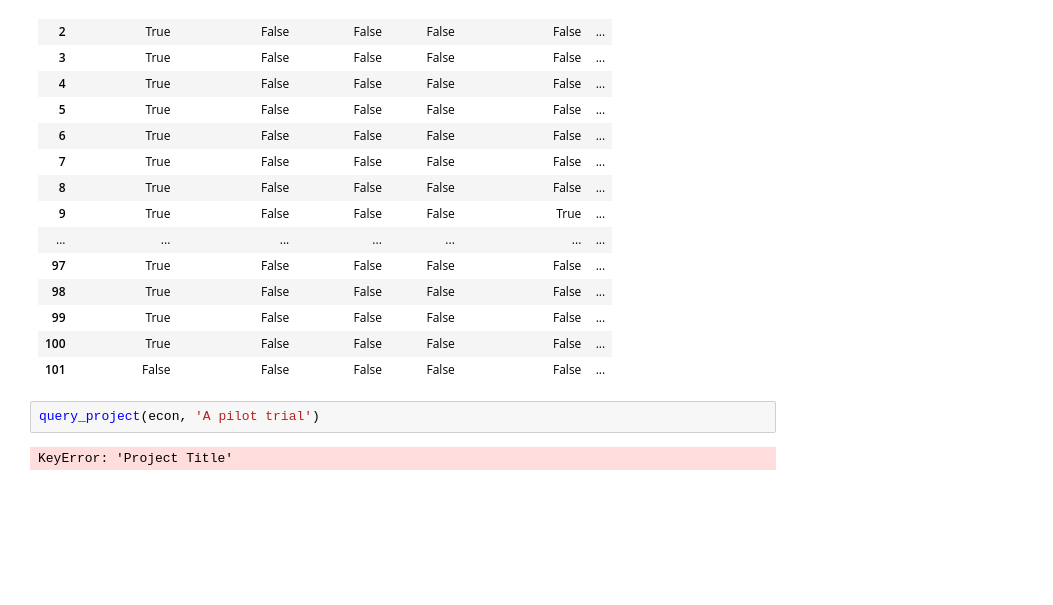
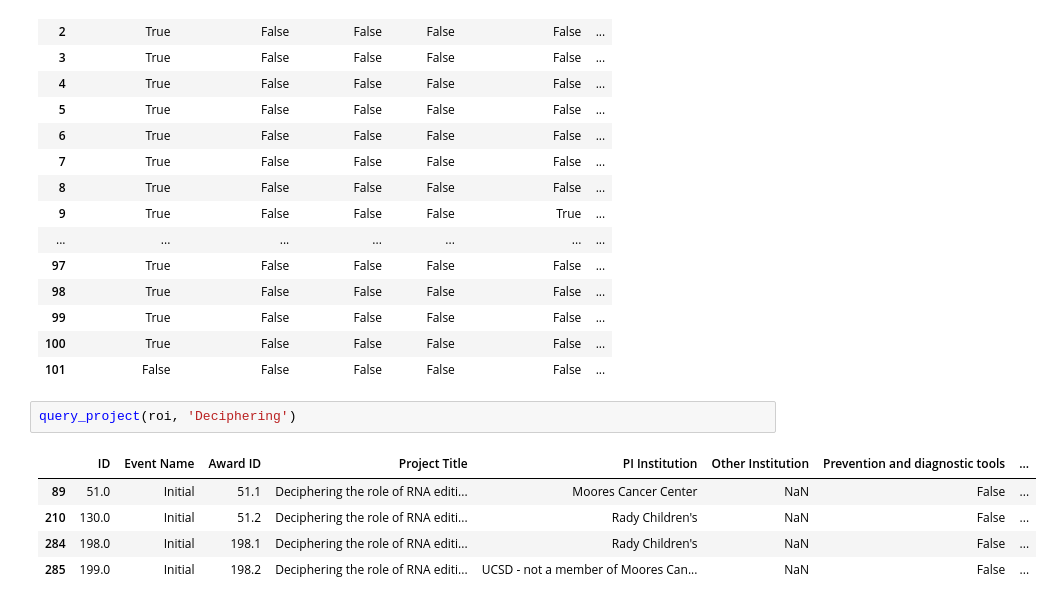
Before and after one commit to lucienqchen/curebound, a Jupyter notebook: curebound/notebooks/phu-diane-data-analysis.ipynb, the cells around one changed output. Cells and saved outputs as stored; diff of their text form; blank space fills up the shorter version.

```diff
--- a/curebound/notebooks/phu-diane-data-analysis.ipynb
+++ b/curebound/notebooks/phu-diane-data-analysis.ipynb
@@ -1493,7 +1490,11 @@ poli
 | 99 | True | False | False | False | False | ... |
 | 100 | True | False | False | False | False | ... |
 | 101 | False | False | False | False | False | ... |
-# %%
-query_project(econ, 'A pilot trial')
-# %% [output]
-KeyError: 'Project Title'
+# %%
+query_project(roi, 'Deciphering')
+# %% [output]
+|  | ID | Event Name | Award ID | Project Title | PI Institution | Other Institution | Prevention and diagnostic tools | ... |
+| 89 | 51.0 | Initial | 51.1 | Deciphering the role of RNA editi... | Moores Cancer Center | NaN | False | ... |
+| 210 | 130.0 | Initial | 51.2 | Deciphering the role of RNA editi... | Rady Children's | NaN | False | ... |
+| 284 | 198.0 | Initial | 198.1 | Deciphering the role of RNA editi... | Rady Children's | NaN | False | ... |
+| 285 | 199.0 | Initial | 198.2 | Deciphering the role of RNA editi... | UCSD - not a member of Moores Can... | NaN | False | ... |
```
Also changed, not shown: parts of 2 cells of this notebook, 4 other files.
